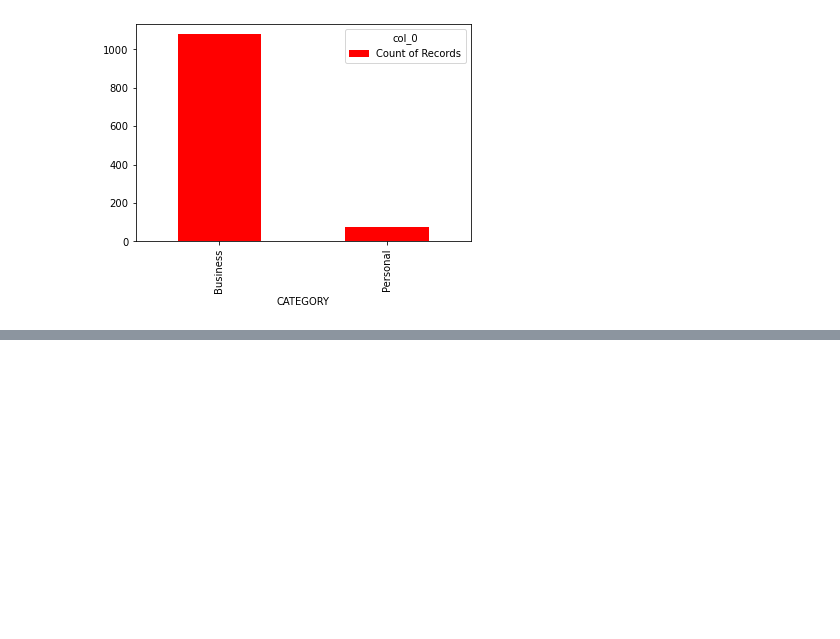
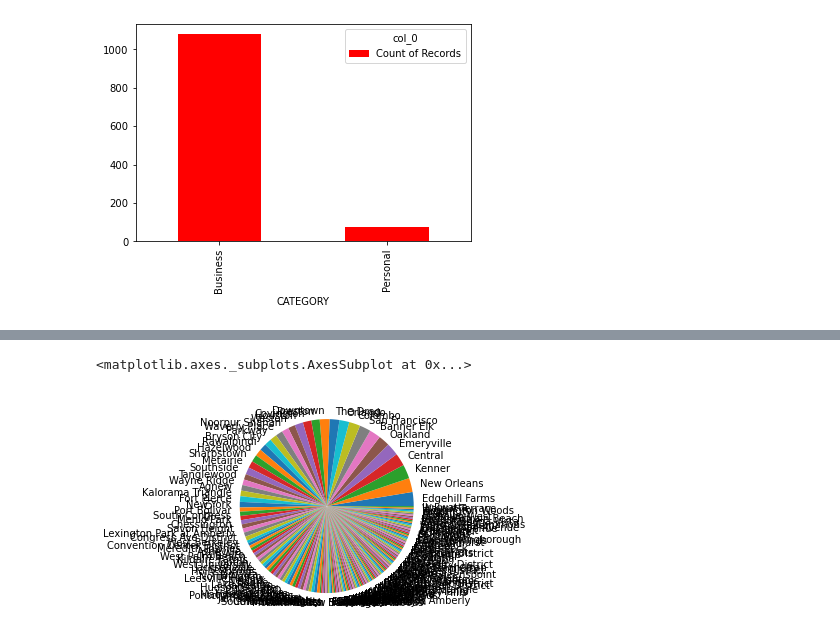
Before and after one commit to makarandsk/Uber_Analysis, a Jupyter notebook: Uber Analysis.ipynb, the cells around one changed output, grey strips where cells are left out. Cells and saved outputs as stored; diff of their text form; code cells hidden in the pictures; blank space fills up the shorter version.

```diff
--- a/Uber Analysis.ipynb
+++ b/Uber Analysis.ipynb
@@ -224,0 +258,6 @@ Name: START, dtype: int64
+# %%
+#Which are the locations where users have stopped less than and equal to 10 number of times
+stop_point[stop_point<=10].plot(kind="pie")
+# %% [output]
+<matplotlib.axes._subplots.AxesSubplot at 0x...>
+[figure, added]
```
Also changed, not shown: parts of 10 cells of this notebook.
